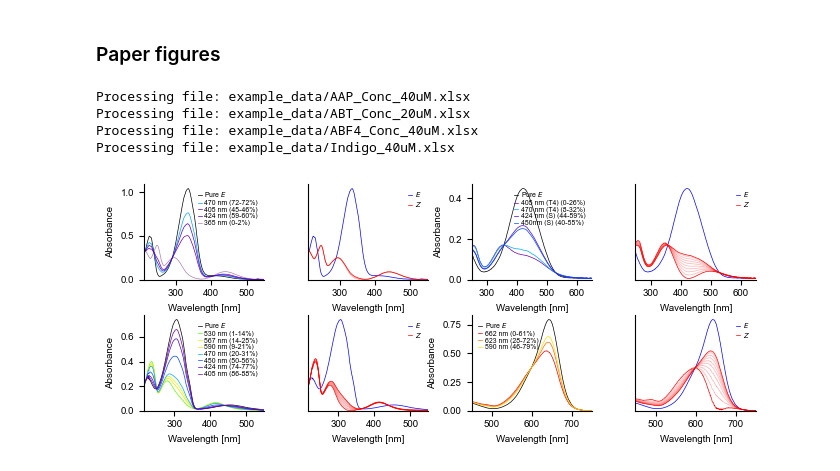
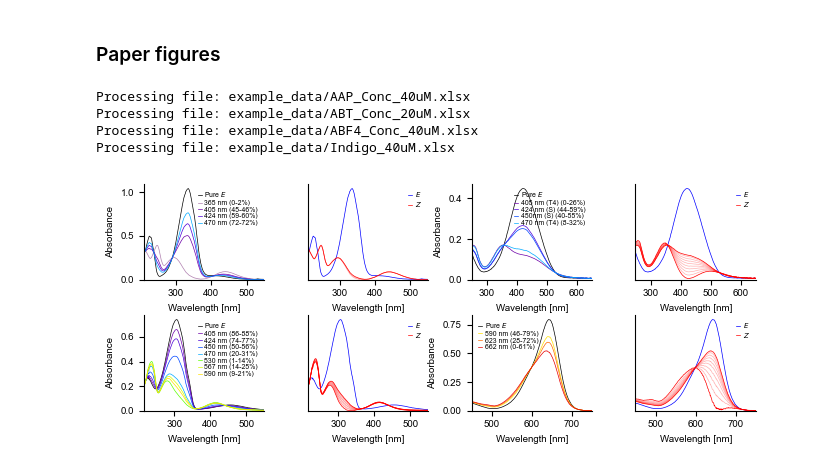
Before and after one commit to martinp23/pss-resolver, a Jupyter notebook: demo notebook.ipynb, the cells around one changed output. Cells and saved outputs as stored; diff of their text form; code cells hidden in the pictures.

Commit message:
plot in order of ascending wl

```diff
--- a/demo notebook.ipynb
+++ b/demo notebook.ipynb
@@ -220,10 +220,23 @@ for i,f in enumerate(ms_data):
     labels = [f"{d} ({100*min_C[i][0]:.0f}-{100*max_C[i][0]:.0f}%)" for i,d in enumerate(data.columns)]
 
     plt.sca(axs[int(i/2),2*(i%2)])
+
+    # sort the labels and data to put Pure E first, and wavelengths ascending
+    sort_key = []
     for ij,l in enumerate(labels):
         if 'nm' in l:
-            wl = float(re.match(r'(\d+\.?\d+?) ?nm',l.split('\n')[0]).group(1))
-            color = wl_to_rgb[int(wl)]
+            wl = int(re.match(r'(\d+\.?\d+?) ?nm',l.split('\n')[0]).group(1))
+            sort_key.append((wl,ij))
+        else:
+            sort_key.append((0,ij))
+    sort_key = sorted(sort_key,key=lambda x: x[0])
+
+    for ii in sort_key:
+        ij = ii[1]
+        l= labels[ij]
+        if 'nm' in l:
+            wl = int(re.match(r'(\d+\.?\d+?) ?nm',l.split('\n')[0]).group(1))
+            color = wl_to_rgb[wl]
             plt.plot(data.index,X.T[:,ij],color=color,label=l)
         else:
             plt.plot(data.index,X.T[:,ij],label='Pure $E$',color='k')
@@ -243,34 +256,34 @@ for i,f in enumerate(ms_data):
     ix_to_plot = np.linspace(0,len(res_ST)-1,min(10,len(res_ST)),dtype=int)
     res_ST_to_plot = [res_ST[i] for i in ix_to_plot]
 
     for ii,spec in enumerate(res_ST_to_plot):
         if ii == 0:
             plt.plot(data.index,spec[1,:].T,'r',label=['$Z$'],alpha=1)
         elif ii == 9:
             plt.plot(data.index,spec[1,:].T,'r',alpha=1)
         else:
             plt.plot(data.index,spec[1,:].T,'r',alpha=0.3)
     leg=plt.legend(handlelength=.6,handletextpad=0.4,labelspacing=0.1,frameon=False,fontsize=5)
     for line in leg.legend_handles:
         line.set_alpha(1)
     plt.xlabel('Wavelength [nm]')
     plt.xlim(min(data.index),max(data.index))
     plt.gca().tick_params(axis='y', left=False, labelleft=False)
     plt.gca().spines['right'].set_visible(False)
     plt.gca().spines['top'].set_visible(False)
     plt.ylim(bottom=0)
 
     export_dcs_to_csv(f.split('/')[-1].split('.')[0], data.index.values, X, res_C,  res_ST)
 
 plt.tight_layout(pad=0,h_pad=0.2,w_pad=0.02)
 plt.savefig('paper-figures/ms/pss_mcr_real_results.png',dpi=600)
 plt.savefig('paper-figures/ms/pss_mcr_real_results.pdf',dpi=600)
 # %% [output]
 Processing file: example_data/AAP_Conc_40uM.xlsx
 Processing file: example_data/ABT_Conc_20uM.xlsx
 Processing file: example_data/ABF4_Conc_40uM.xlsx
 Processing file: example_data/Indigo_40uM.xlsx
-[figure, old version]
+[figure, new version]
 # %%
 # SI Figures
 
```
Also changed, not shown: 2 other files.
